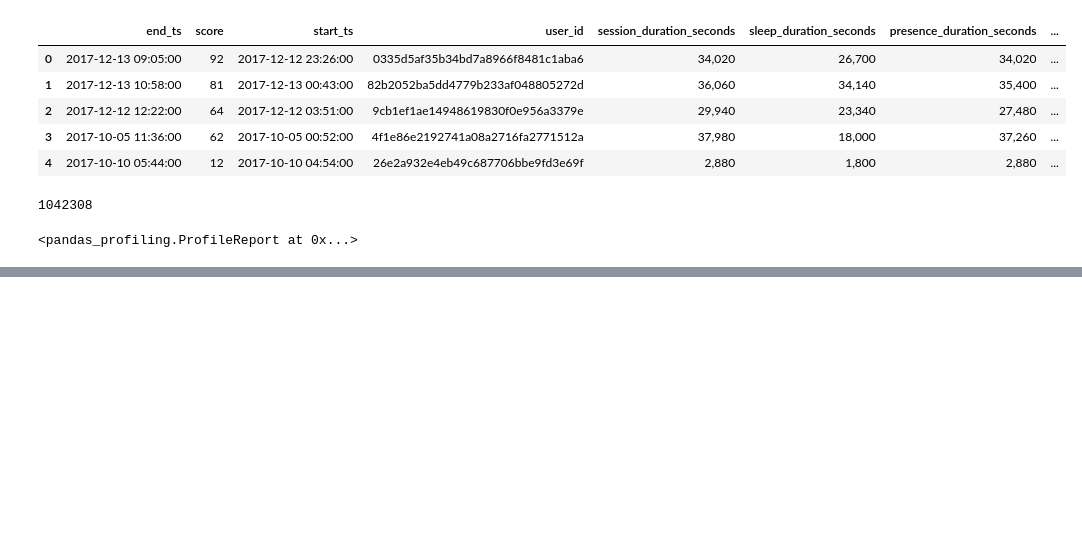
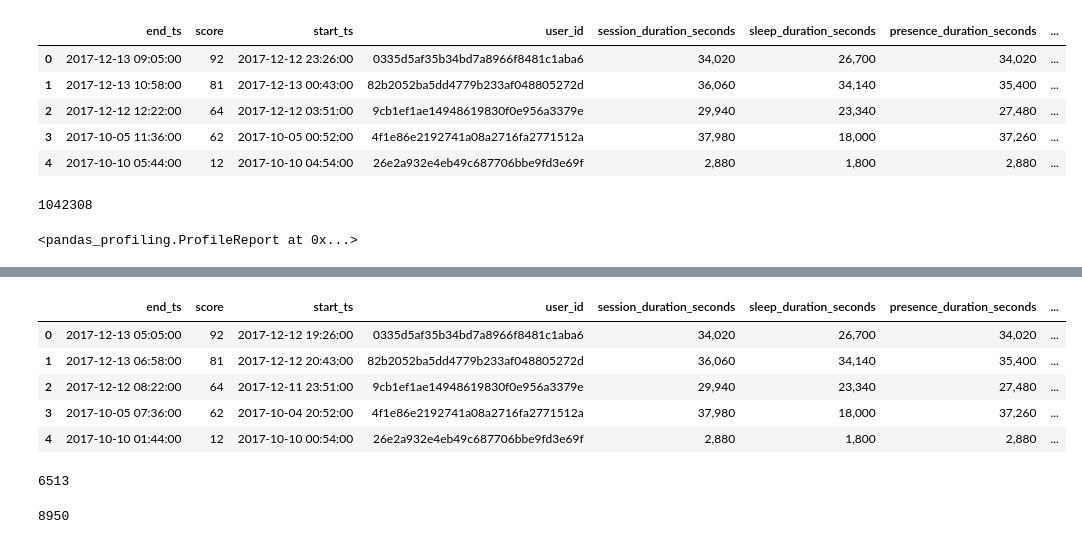
Before and after one commit to akc83/RWProject, a Jupyter notebook: Eight Sleep Assignment.ipynb, the cells around one changed output, grey strips where cells are left out. Drawn from its saved outputs; the diff is of its cells as text; code cells hidden in the pictures; blank space fills up the shorter version.

```diff
--- a/Eight Sleep Assignment.ipynb
+++ b/Eight Sleep Assignment.ipynb
@@ -57,0 +88,17 @@ pandas_profiling.ProfileReport(idf)
+# %%
+idf.head()
+# %% [output]
+|  | end_ts | score | start_ts | user_id | session_duration_seconds | sleep_duration_seconds | presence_duration_seconds | ... |
+| 0 | 2017-12-13 05:05:00 | 92 | 2017-12-12 19:26:00 | 0335d5af35b34bd7a8966f8481c1aba6 | 34,020 | 26,700 | 34,020 | ... |
+| 1 | 2017-12-13 06:58:00 | 81 | 2017-12-12 20:43:00 | 82b2052ba5dd4779b233af048805272d | 36,060 | 34,140 | 35,400 | ... |
+| 2 | 2017-12-12 08:22:00 | 64 | 2017-12-11 23:51:00 | 9cb1ef1ae14948619830f0e956a3379e | 29,940 | 23,340 | 27,480 | ... |
+| 3 | 2017-10-05 07:36:00 | 62 | 2017-10-04 20:52:00 | 4f1e86e2192741a08a2716fa2771512a | 37,980 | 18,000 | 37,260 | ... |
+| 4 | 2017-10-10 01:44:00 | 12 | 2017-10-10 00:54:00 | 26e2a932e4eb49c687706bbe9fd3e69f | 2,880 | 1,800 | 2,880 | ... |
+# %%
+idf['user_id'].nunique()
+# %% [output]
+6513
+# %%
+udf['userId'].nunique()
+# %% [output]
+8950
```
Also changed, not shown: parts of 6 cells of this notebook.
